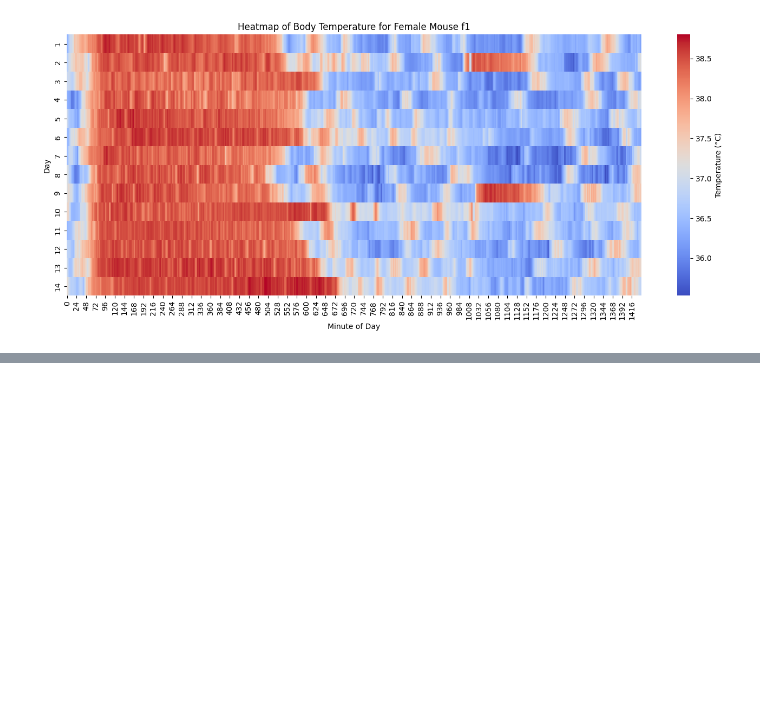
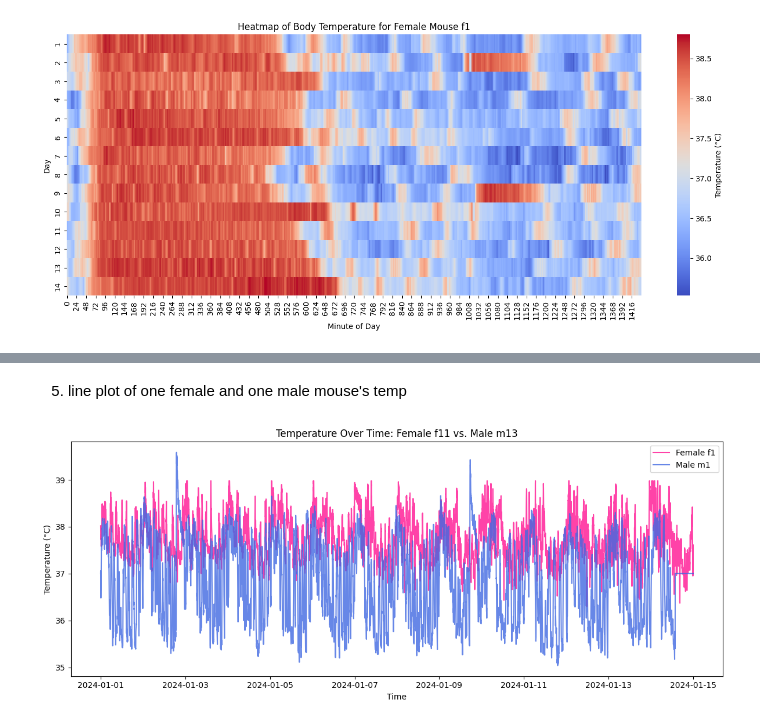
Before and after one commit to keyaura3/DSC106Project3, a Jupyter notebook: ExporatoryGraphs.ipynb, the cells around one changed output, grey strips where cells are left out. Cells and saved outputs as stored; diff of their text form; code cells hidden in the pictures; blank space fills up the shorter version.

```diff
--- a/ExporatoryGraphs.ipynb
+++ b/ExporatoryGraphs.ipynb
@@ -104,0 +119,28 @@ plt.show()
+# %% [markdown]
+5. line plot of one female and one male mouse's temp
+# %%
+# i just picked 2 random mice to compare
+fem_11=fem_temp[["Time", "f11"]].rename(columns={"f11": "Temperature"})
+fem_11["Mouse"]="Female F11"
+
+male_13 = male_temp[["Time", "m13"]].rename(columns={"m13": "Temperature"})
+male_13["Mouse"]="Male M13"
+
+example_combined = pd.concat([fem_11, male_13])
+fem_11 = fem_11.drop_duplicates(subset=["Time"])
+male_13 = male_13.drop_duplicates(subset=["Time"])
+
+paired_temp = pd.merge(fem_11, male_13, on="Time", suffixes=("_Female_f11", "_Male_m13"))
+
+plt.figure(figsize=(12, 5))
+plt.plot(paired_temp["Time"], paired_temp["Temperature_Female_f11"], label="Female f1", color="deeppink", alpha=0.8)
+plt.plot(paired_temp["Time"], paired_temp["Temperature_Male_m13"], label="Male m1", color="royalblue",alpha=0.8)
+plt.title("Temperature Over Time: Female f11 vs. Male m13")
+plt.xlabel("Time")
+plt.ylabel("Temperature (°C)")
+plt.legend()
+
+plt.tight_layout()
+plt.show()
+# %% [output]
+[figure, added]
```
Also changed, not shown: parts of 4 cells of this notebook.
